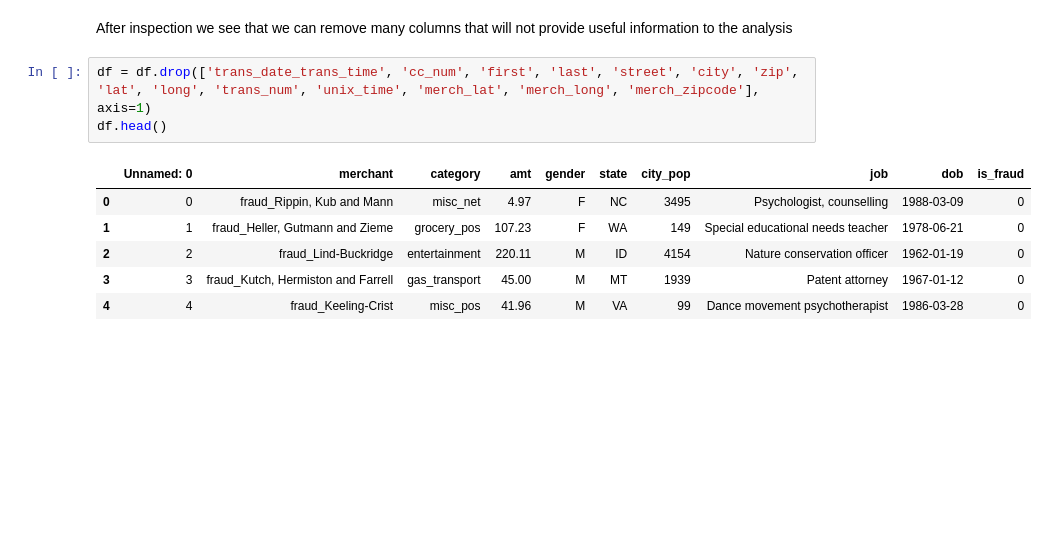
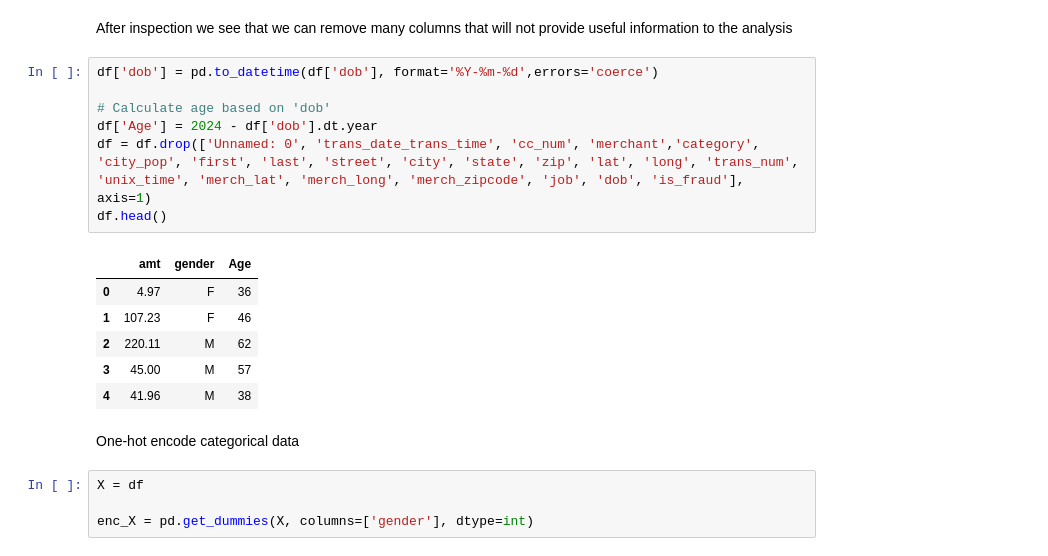
Before and after one commit to godzgft2/ml-clustering, a Jupyter notebook: main.ipynb, the cells around one changed output. Cells and saved outputs as stored; diff of their text form; blank space fills up the shorter version.

```diff
--- a/main.ipynb
+++ b/main.ipynb
@@ -45,12 +56,22 @@ Unique values of merch_zipcode: [28705.    nan 83236. ... 33426. 85025. 60651.]
 # %% [markdown]
 After inspection we see that we can remove many columns that will not provide useful information to the analysis
 # %%
-df = df.drop(['trans_date_trans_time', 'cc_num', 'first', 'last', 'street', 'city', 'zip', 'lat', 'long', 'trans_num', 'unix_time', 'merch_lat', 'merch_long', 'merch_zipcode'], axis=1)
+df['dob'] = pd.to_datetime(df['dob'], format='%Y-%m-%d',errors='coerce')
+
+# Calculate age based on 'dob'
+df['Age'] = 2024 - df['dob'].dt.year
+df = df.drop(['Unnamed: 0', 'trans_date_trans_time', 'cc_num', 'merchant','category', 'city_pop', 'first', 'last', 'street', 'city', 'state', 'zip', 'lat', 'long', 'trans_num', 'unix_time', 'merch_lat', 'merch_long', 'merch_zipcode', 'job', 'dob', 'is_fraud'], axis=1)
 df.head()
 # %% [output]
-|  | Unnamed: 0 | merchant | category | amt | gender | state | city_pop | job | dob | is_fraud |
-| 0 | 0 | fraud_Rippin, Kub and Mann | misc_net | 4.97 | F | NC | 3495 | Psychologist, counselling | 1988-03-09 | 0 |
-| 1 | 1 | fraud_Heller, Gutmann and Zieme | grocery_pos | 107.23 | F | WA | 149 | Special educational needs teacher | 1978-06-21 | 0 |
-| 2 | 2 | fraud_Lind-Buckridge | entertainment | 220.11 | M | ID | 4154 | Nature conservation officer | 1962-01-19 | 0 |
-| 3 | 3 | fraud_Kutch, Hermiston and Farrell | gas_transport | 45.00 | M | MT | 1939 | Patent attorney | 1967-01-12 | 0 |
-| 4 | 4 | fraud_Keeling-Crist | misc_pos | 41.96 | M | VA | 99 | Dance movement psychotherapist | 1986-03-28 | 0 |
+|  | amt | gender | Age |
+| 0 | 4.97 | F | 36 |
+| 1 | 107.23 | F | 46 |
+| 2 | 220.11 | M | 62 |
+| 3 | 45.00 | M | 57 |
+| 4 | 41.96 | M | 38 |
+# %% [markdown]
+One-hot encode categorical data
+# %%
+X = df
+
+enc_X = pd.get_dummies(X, columns=['gender'], dtype=int)
```
Also changed, not shown: parts of 26 cells of this notebook.
